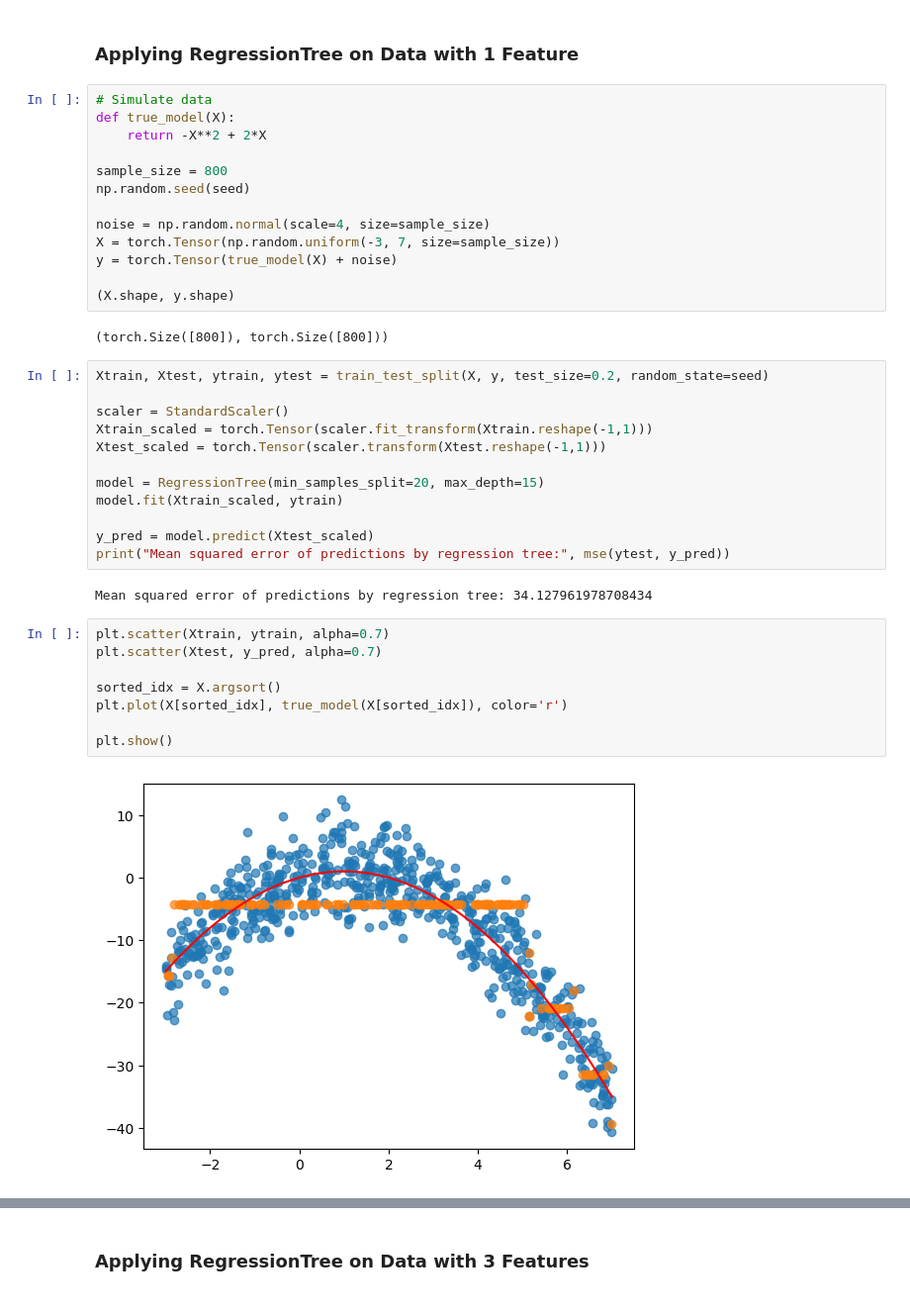
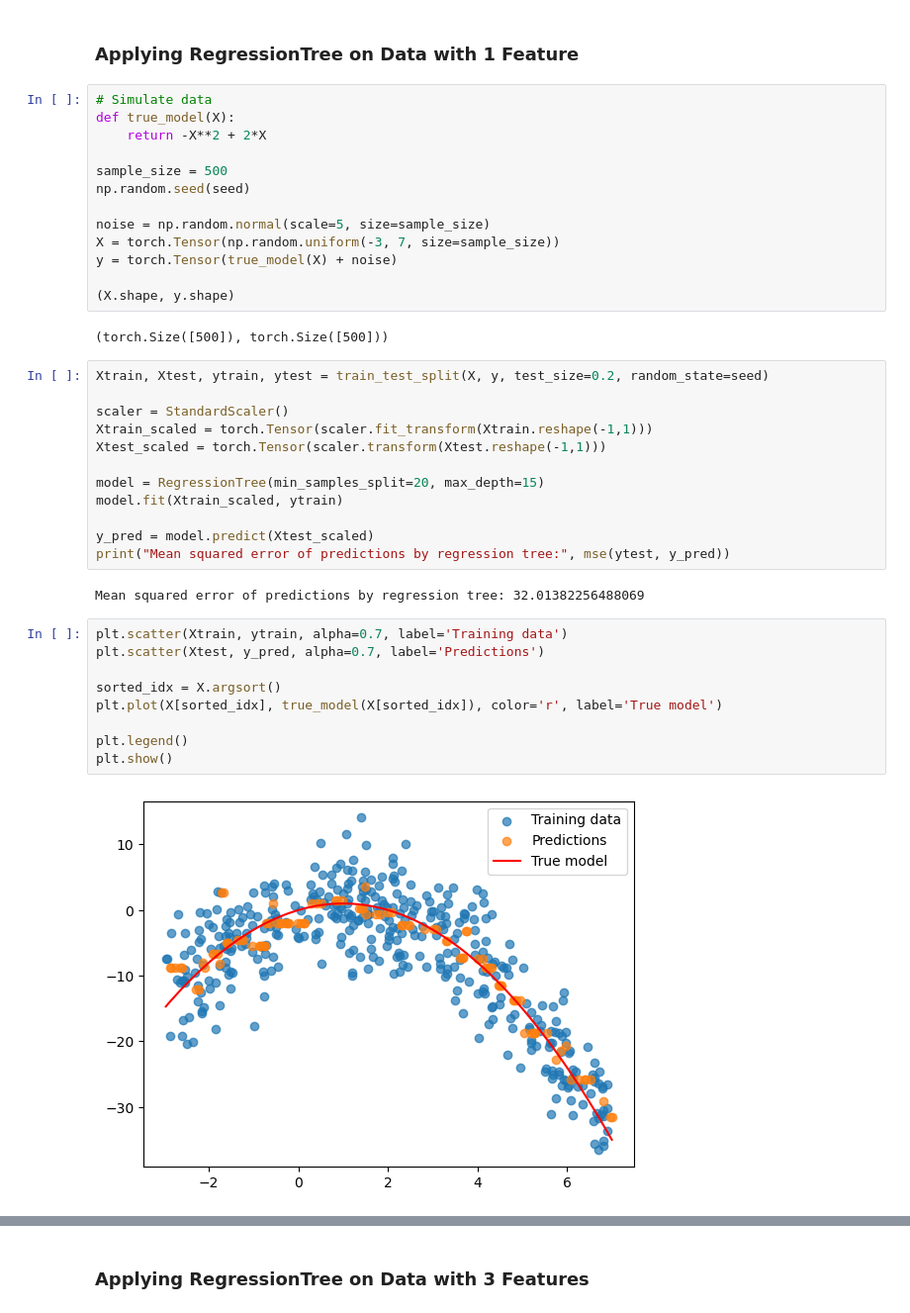
Before and after one commit to XiongCynthia/RegressionTree, a Jupyter notebook: RegressionTree_examples.ipynb, the cells around one changed output, grey strips where cells are left out. Shown: that part at 99% size. Drawn from its saved outputs; the diff is of its cells as text.

Commit message:
Fix error calculations

```diff
--- a/RegressionTree_examples.ipynb
+++ b/RegressionTree_examples.ipynb
@@ -25,16 +25,16 @@ seed = 441
 def true_model(X):
     return -X**2 + 2*X
 
-sample_size = 800
+sample_size = 500
 np.random.seed(seed)
 
-noise = np.random.normal(scale=4, size=sample_size)
+noise = np.random.normal(scale=5, size=sample_size)
 X = torch.Tensor(np.random.uniform(-3, 7, size=sample_size))
 y = torch.Tensor(true_model(X) + noise)
 
 (X.shape, y.shape)
 # %% [output]
-(torch.Size([800]), torch.Size([800]))
+(torch.Size([500]), torch.Size([500]))
 # %%
 Xtrain, Xtest, ytrain, ytest = train_test_split(X, y, test_size=0.2, random_state=seed)
 
@@ -48,17 +48,18 @@ model.fit(Xtrain_scaled, ytrain)
 y_pred = model.predict(Xtest_scaled)
 print("Mean squared error of predictions by regression tree:", mse(ytest, y_pred))
 # %% [output]
-Mean squared error of predictions by regression tree: 34.127961978708434
+Mean squared error of predictions by regression tree: 32.01382256488069
 # %%
-plt.scatter(Xtrain, ytrain, alpha=0.7)
-plt.scatter(Xtest, y_pred, alpha=0.7)
+plt.scatter(Xtrain, ytrain, alpha=0.7, label='Training data')
+plt.scatter(Xtest, y_pred, alpha=0.7, label='Predictions')
 
 sorted_idx = X.argsort()
-plt.plot(X[sorted_idx], true_model(X[sorted_idx]), color='r')
+plt.plot(X[sorted_idx], true_model(X[sorted_idx]), color='r', label='True model')
 
+plt.legend()
 plt.show()
 # %% [output]
-[figure, old version]
+[figure, new version]
 # %%
 # Predict using a single observation
 observation = torch.mean(X)
```
Also changed, not shown: parts of 3 cells of this notebook, 1 other file.
